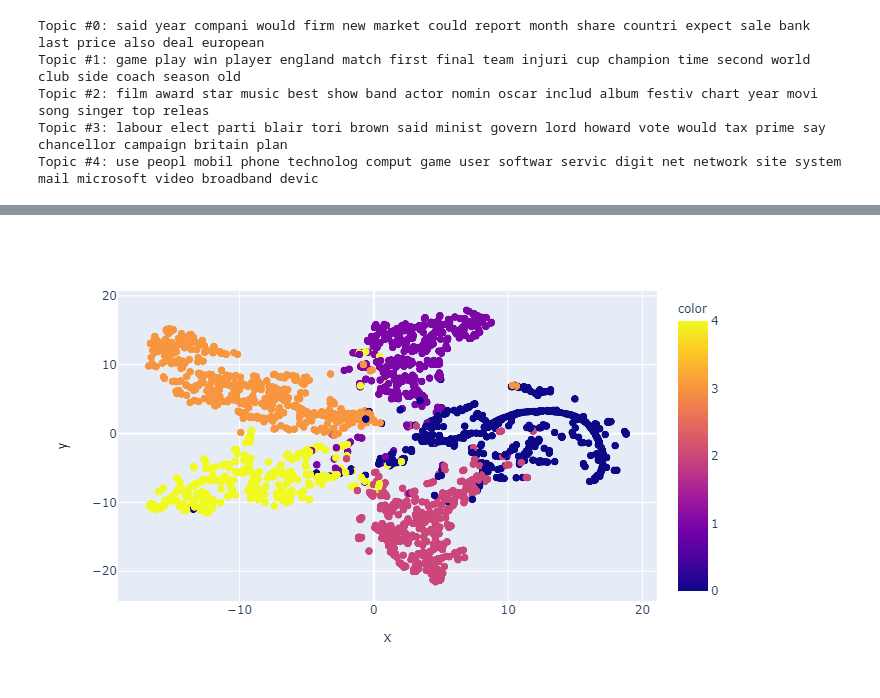
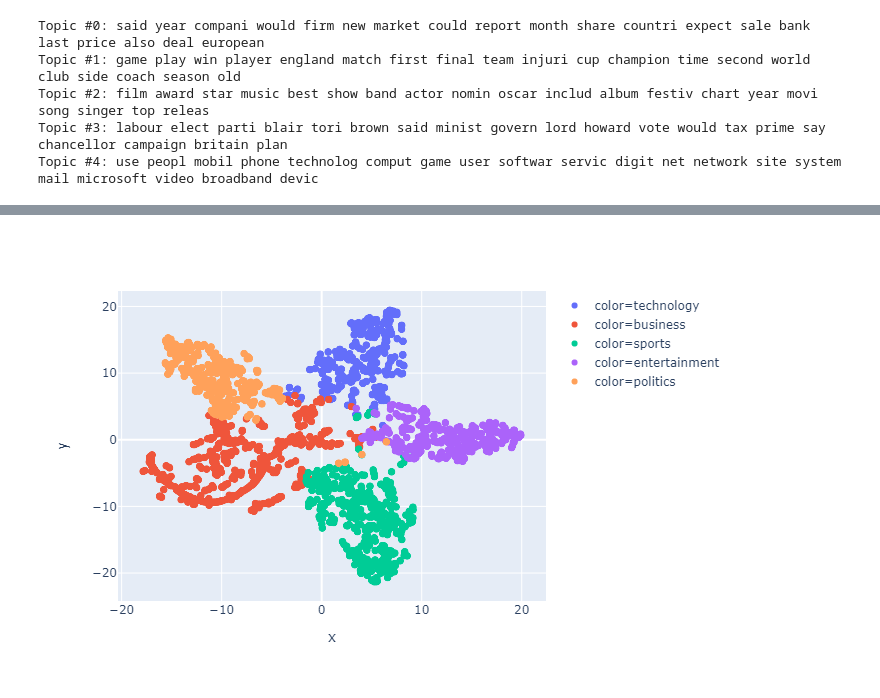
Before and after one commit to abdinourkadi/playground, a Jupyter notebook: visualization/nmf_tsne.ipynb, the cells around one changed output, grey strips where cells are left out. Saved outputs shown, nothing was run; the diff lists cells and outputs as text; code cells hidden in the pictures.

Commit message:
updated topic modeling tsne

```diff
--- a/visualization/nmf_tsne.ipynb
+++ b/visualization/nmf_tsne.ipynb
@@ -28,2 +24,3 @@ pio.renderers.default = "png"
 # %%
-df = pd.read_csv('data/bbc.csv')
+df = pd.read_csv('data/text/bbc.csv')
+df['short'] = df['text'].str[:65]
@@ -125,5 +95,3 @@ print(int_to_cat)
 # %% [output]
 {'business': 0, 'entertainment': 1, 'politics': 2, 'sport': 3, 'tech': 4}
 {0: 'business', 1: 'entertainment', 2: 'politics', 3: 'sport', 4: 'tech'}
-# %%
-df['category'] = encoder.transform(df['category'])
@@ -206,0 +132,6 @@ array([0.009, 0.008, 0.   , 0.004, 0.141])
+# %%
+#this dict has to be manually defined based off discovered topics
+mydict = {0:'business', 1: 'sports', 2: 'entertainment', 3: 'politics', 4: 'technology'}
+catsfixed = np.vectorize(mydict.get)(cats)
+tfidf_vectorizer.transform([df.iloc[0]['text']])
+nmf.transform(tfidf_vectorizer.transform([df.iloc[0]['text']]))
@@ -206,0 +141,5 @@ array([0.009, 0.008, 0.   , 0.004, 0.141])
+# %%
+tsne = TSNE(n_components=2, verbose=1, perplexity=40, n_iter=300)
+tsne_results = tsne.fit_transform(nmf_topicspace)
+x_values = tsne_results[:,1]
+y_values = tsne_results[:,0]
@@ -269,5 +160,5 @@ fig.show()
 # %%
-fig = px.scatter(x=tsne_results[:,1], y=tsne_results[:,0], color = df['category'].values)#, hover_data=df['text'].values)
+fig = px.scatter(df, x=x_values, y=y_values, color=catsfixed)#, hover_data=['short'])
 fig.show()
 # %% [output]
-[figure, old version]
+[figure, new version]
```
Also changed, not shown: parts of 28 cells of this notebook.
